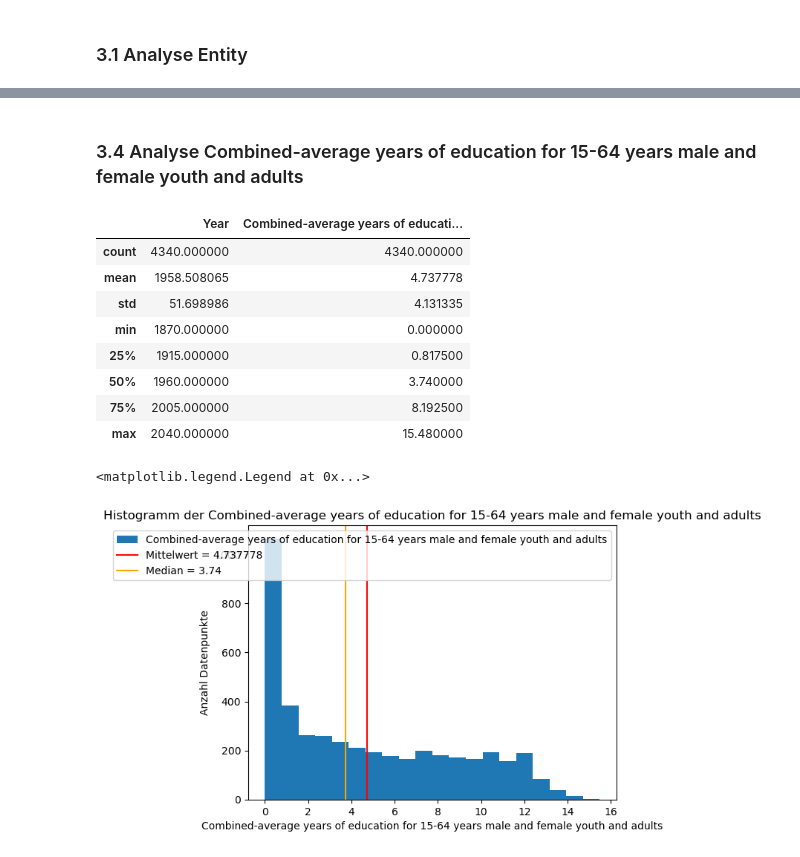
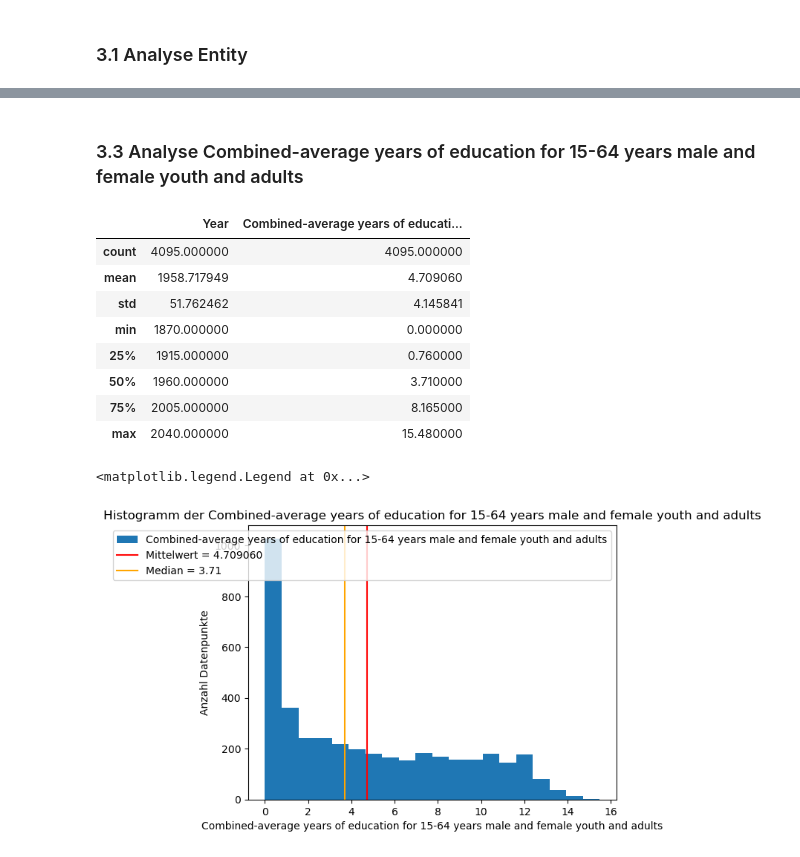
Before and after one commit to GaiaCapoferri/Python-Leistungsnachweis-GDK, a Jupyter notebook: Python Leistungsnachweis.ipynb, the cells around one changed output, grey strips where cells are left out. Drawn from its saved outputs; the diff is of its cells as text; code cells hidden in the pictures.

```diff
--- a/Python Leistungsnachweis.ipynb
+++ b/Python Leistungsnachweis.ipynb
@@ -16,9 +16,9 @@ import pandas as pd
 from matplotlib import pyplot as plt
 # %%
 # loading the data
-df = pd.read_csv('mean-years-of-schooling-long-run/mean-years-of-schooling-long-run.csv', skiprows=1,
+df_orig = pd.read_csv('mean-years-of-schooling-long-run/mean-years-of-schooling-long-run.csv', skiprows=1,
                  names=['Entity','Code','Year','Combined-average years of education for 15-64 years male and female youth and adults'])
-df.head()
+df_orig.head()
 # %% [output]
 |  | Entity | Code | Year | Combined-average years of educati... |
 | 0 | Afghanistan | AFG | 1870 | 0.01 |
@@ -60,4 +60,9 @@ Combined-average years of education for 15-64 years male and female youth and ad
 dtype: object
 # %% [markdown]
 ### 3.1 Analyse Entity
+# %%
+drop_entities = ["Africa", "Asia", "Europe", "North America", "Oceania", "South America", "World"]
+drop_years = ["1870", "1875", "1880", "1885", "1890", "1895", "1900", "1905", "1910", "1915", "1920", "1925", "1930", "1935", "1940", "1945", "1950", "1955", "1960", "1965"]
+df_analyse = df_orig[~df_orig["Entity"].isin(drop_entities)]
+df_analyse = df_analyse[~df_analyse["Year"].isin(drop_years)]
 # %%
@@ -153,27 +131,27 @@ g.legend()  # Legende anzeigen
 # %% [markdown]
-### 3.4 Analyse Combined-average years of education for 15-64 years male and female youth and adults
+### 3.3 Analyse Combined-average years of education for 15-64 years male and female youth and adults
 # %%
-df.describe()
+df_analyse.describe()
 # %% [output]
 |  | Year | Combined-average years of educati... |
-| count | 4340.000000 | 4340.000000 |
-| mean | 1958.508065 | 4.737778 |
-| std | 51.698986 | 4.131335 |
+| count | 4095.000000 | 4095.000000 |
+| mean | 1958.717949 | 4.709060 |
+| std | 51.762462 | 4.145841 |
 | min | 1870.000000 | 0.000000 |
-| 25% | 1915.000000 | 0.817500 |
-| 50% | 1960.000000 | 3.740000 |
-| 75% | 2005.000000 | 8.192500 |
+| 25% | 1915.000000 | 0.760000 |
+| 50% | 1960.000000 | 3.710000 |
+| 75% | 2005.000000 | 8.165000 |
 | max | 2040.000000 | 15.480000 |
 # %%
-g = df['Combined-average years of education for 15-64 years male and female youth and adults'].plot(kind='hist', bins=20, title='Histogramm der Combined-average years of education for 15-64 years male and female youth and adults',
+g = df_analyse['Combined-average years of education for 15-64 years male and female youth and adults'].plot(kind='hist', bins=20, title='Histogramm der Combined-average years of education for 15-64 years male and female youth and adults',
                                                                                                     xlabel='Combined-average years of education for 15-64 years male and female youth and adults', ylabel='Anzahl Datenpunkte')
-mean = df['Combined-average years of education for 15-64 years male and female youth and adults'].mean()
-g.axvline(x=df['Combined-average years of education for 15-64 years male and female youth and adults'].mean(), color='red',label=f'Mittelwert = {mean:2f}')  # rote Linie bei Mittelwert
+mean = df_analyse['Combined-average years of education for 15-64 years male and female youth and adults'].mean()
+g.axvline(x=df_analyse['Combined-average years of education for 15-64 years male and female youth and adults'].mean(), color='red',label=f'Mittelwert = {mean:2f}')  # rote Linie bei Mittelwert
 
-median = df['Combined-average years of education for 15-64 years male and female youth and adults'].median()
-g.axvline(x=df['Combined-average years of education for 15-64 years male and female youth and adults'].median(), color='orange',label=  f'Median = {median:.2f}')  # orange Linie bei Median
+median = df_analyse['Combined-average years of education for 15-64 years male and female youth and adults'].median()
+g.axvline(x=df_analyse['Combined-average years of education for 15-64 years male and female youth and adults'].median(), color='orange',label=  f'Median = {median:.2f}')  # orange Linie bei Median
 
 g.legend()
 # %% [output]
 <matplotlib.legend.Legend at 0x...>
-[figure, old version]
+[figure, new version]
```
Also changed, not shown: parts of 13 cells of this notebook.
